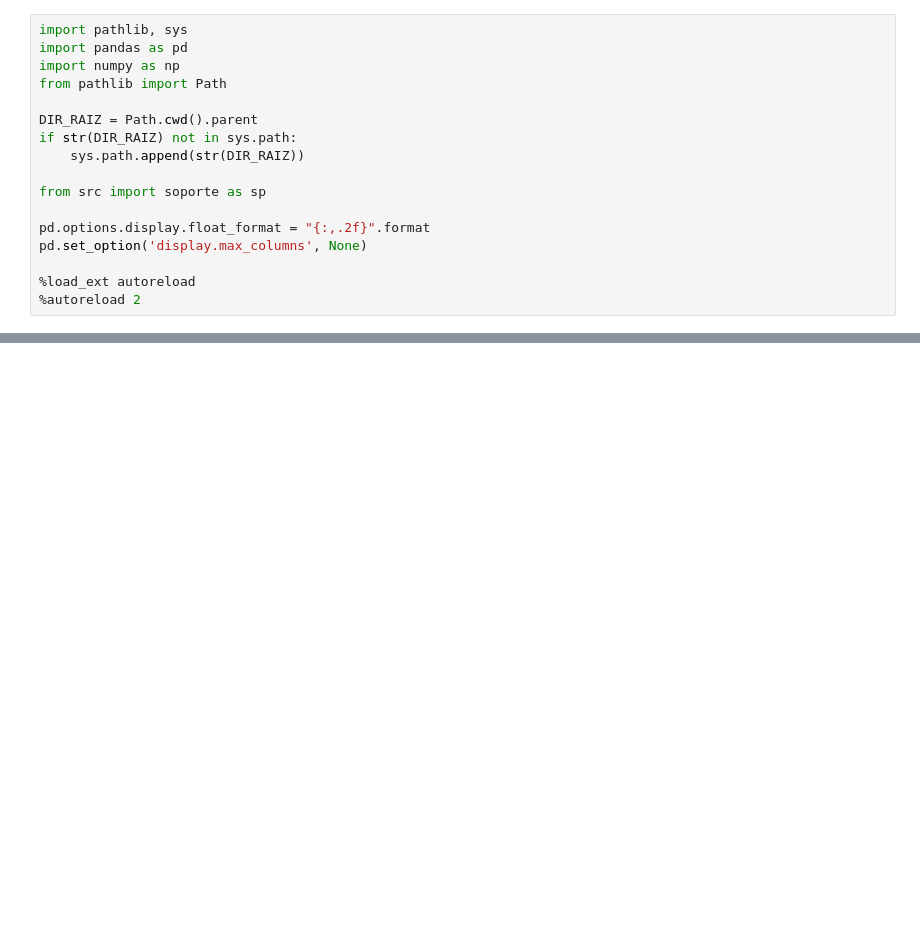
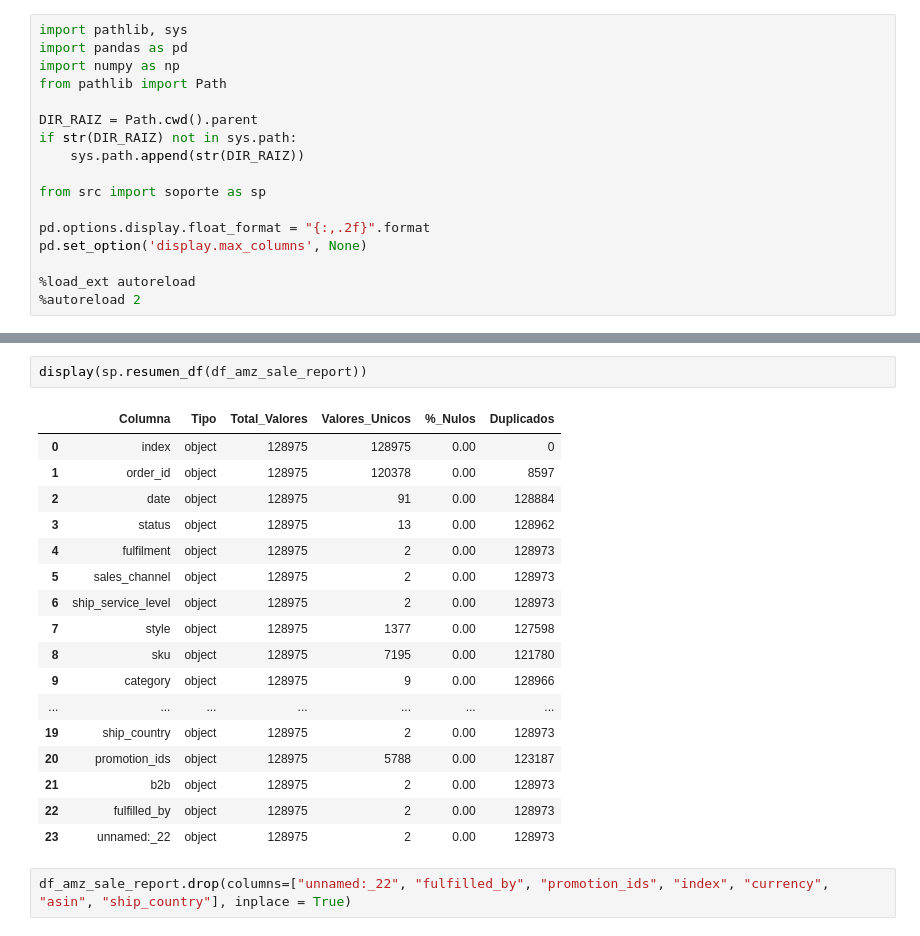
Before and after one commit to Vic4s/retail-data, a Jupyter notebook: notebooks/01_EDA_Amazon_Sale.ipynb, the cells around one changed output, grey strips where cells are left out. Saved outputs shown, nothing was run; the diff lists cells and outputs as text; blank space fills up the shorter version.

```diff
--- a/notebooks/01_EDA_Amazon_Sale.ipynb
+++ b/notebooks/01_EDA_Amazon_Sale.ipynb
@@ -71,0 +125,22 @@ sp.nulos_df(df_amz_sale_Report, True)
+# %%
+display(sp.resumen_df(df_amz_sale_report))
+# %% [output]
+|  | Columna | Tipo | Total_Valores | Valores_Unicos | %_Nulos | Duplicados |
+| 0 | index | object | 128975 | 128975 | 0.00 | 0 |
+| 1 | order_id | object | 128975 | 120378 | 0.00 | 8597 |
+| 2 | date | object | 128975 | 91 | 0.00 | 128884 |
+| 3 | status | object | 128975 | 13 | 0.00 | 128962 |
+| 4 | fulfilment | object | 128975 | 2 | 0.00 | 128973 |
+| 5 | sales_channel | object | 128975 | 2 | 0.00 | 128973 |
+| 6 | ship_service_level | object | 128975 | 2 | 0.00 | 128973 |
+| 7 | style | object | 128975 | 1377 | 0.00 | 127598 |
+| 8 | sku | object | 128975 | 7195 | 0.00 | 121780 |
+| 9 | category | object | 128975 | 9 | 0.00 | 128966 |
+| ... | ... | ... | ... | ... | ... | ... |
+| 19 | ship_country | object | 128975 | 2 | 0.00 | 128973 |
+| 20 | promotion_ids | object | 128975 | 5788 | 0.00 | 123187 |
+| 21 | b2b | object | 128975 | 2 | 0.00 | 128973 |
+| 22 | fulfilled_by | object | 128975 | 2 | 0.00 | 128973 |
+| 23 | unnamed:_22 | object | 128975 | 2 | 0.00 | 128973 |
+# %%
+df_amz_sale_report.drop(columns=["unnamed:_22", "fulfilled_by", "promotion_ids", "index", "currency", "asin", "ship_country"], inplace = True)
```
Also changed, not shown: parts of 7 cells of this notebook, 3 other files.
